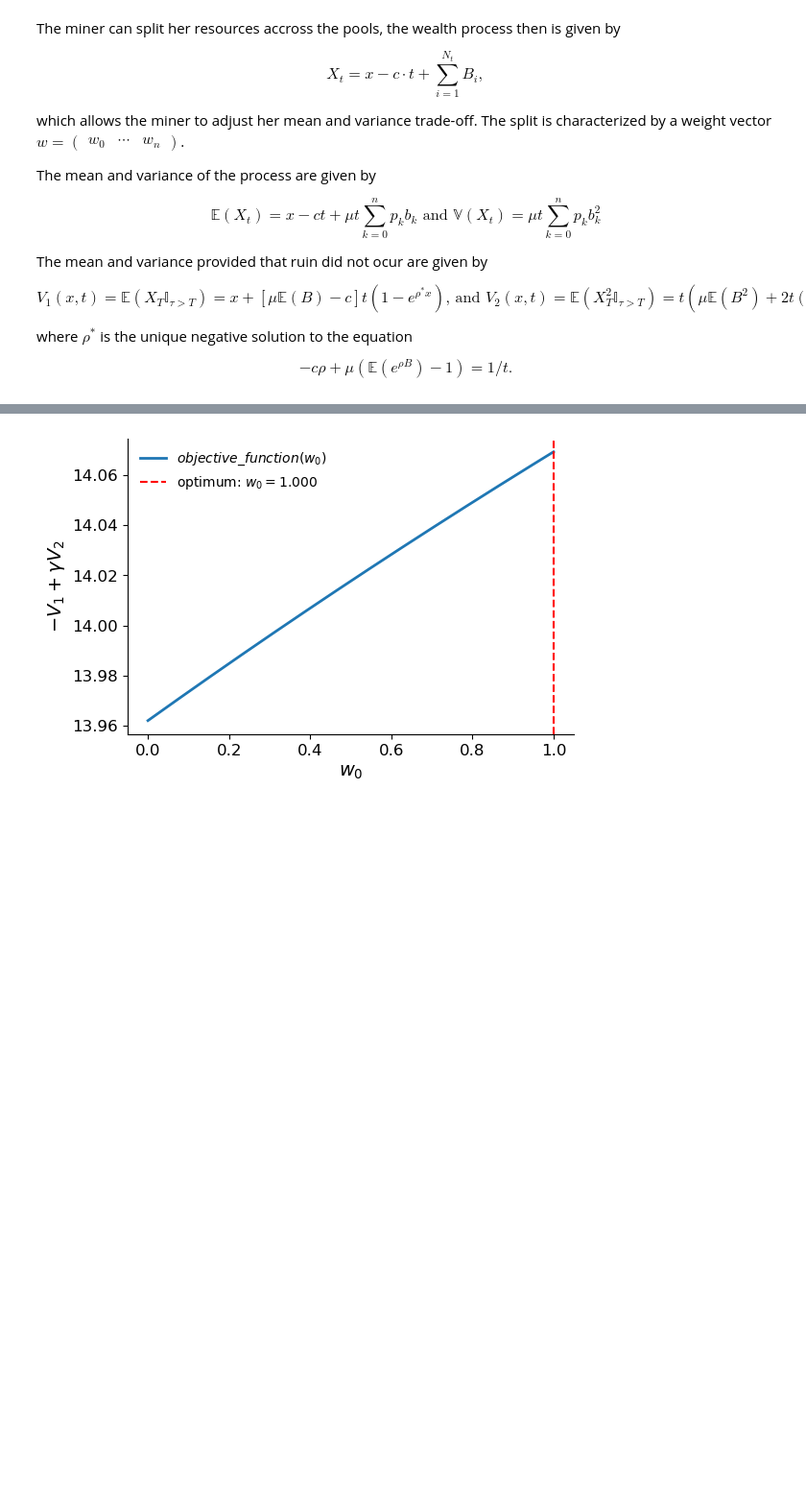
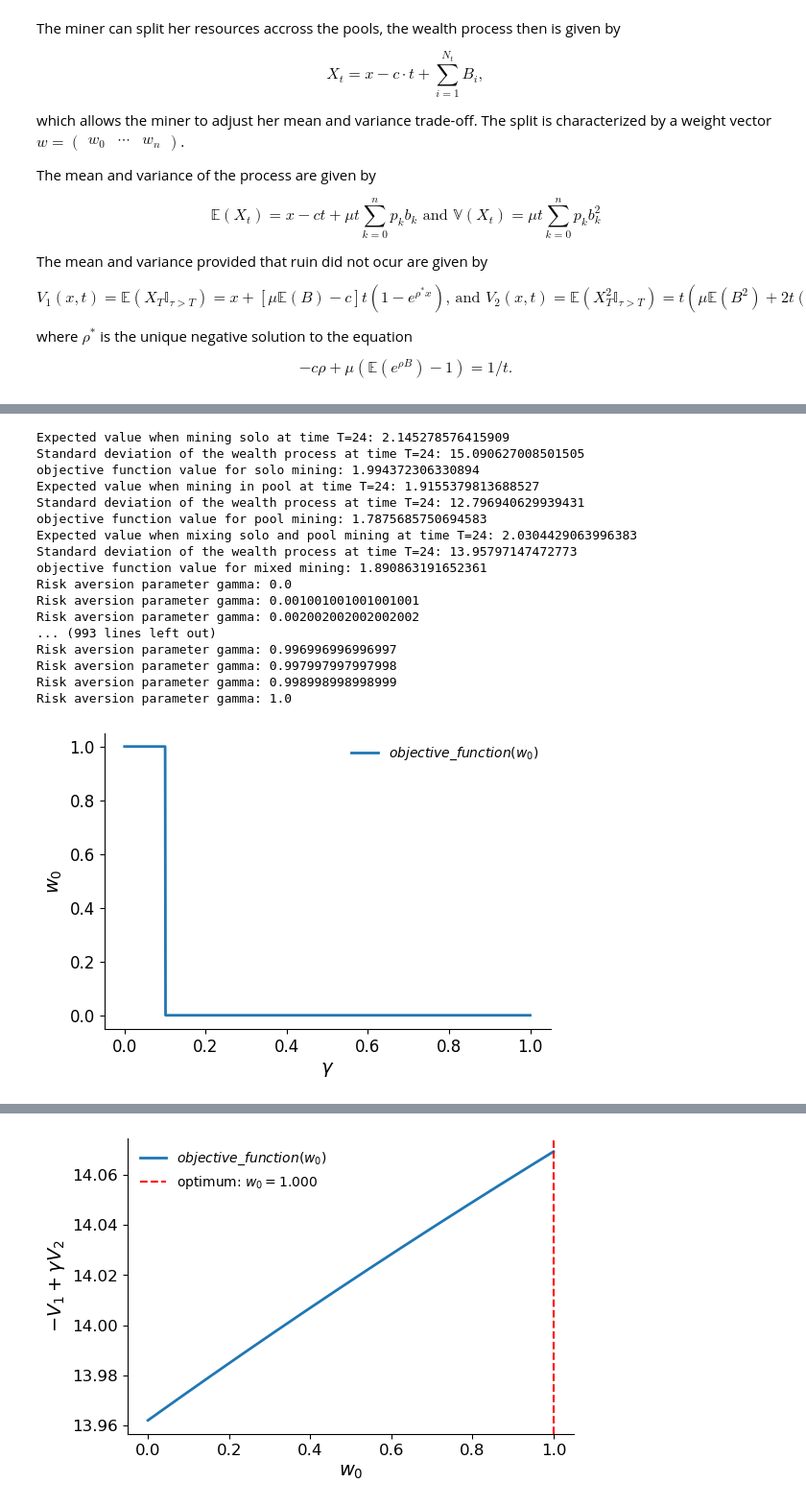
Before and after one commit to LaGauffre/optimal_blockchain_mining, a Jupyter notebook: python/mean_variance_tradeoffs_with_ruin.ipynb, the cells around one changed output, grey strips where cells are left out. Shown at 96% size. Saved outputs shown, nothing was run; the diff lists cells and outputs as text; code cells hidden in the pictures; blank space fills up the shorter version.

```diff
--- a/python/mean_variance_tradeoffs_with_ruin.ipynb
+++ b/python/mean_variance_tradeoffs_with_ruin.ipynb
@@ -284,0 +224,79 @@ print(best_position)
+# %%
+f0, f1, f2, f3 =0, 0.005, 0.01, 0.02  # pool fees
+delta0, delta1, delta2, delta3 = 1, 0.99, 0.85, 0.75  # difficulty reduction
+deltas = np.array([delta0, delta3])
+fs = np.array([f0, f3])  # pool fees
+lam ,b = 6, 3.125 # block discovery rate of the miner and reward for finding a block
+c = lam * b / 1.1  # operational cost per time unit (profitability on average)
+lams= lam / deltas # arrival rates of the pools
+bs = b * (1 - fs) * deltas  # rewards after pool fees
+# Initial reserves and time horizon
+x, t = 0.5, 24
+# Risk aversion parameter for the optimization
+gam = 0.01
+
+X_solo, X_pool = wealth_process(lam, b, c, 0, 1), wealth_process(lams[1], bs[1], c, 0, 1)
+V1_solo, V2_solo = X_solo.E_Var_no_ruin(x, t)
+print(f"Expected value when mining solo at time T={t}: {V1_solo}")
+print(f"Standard deviation of the wealth process at time T={t}: {np.sqrt(V2_solo - V1_solo**2)}")
+print(f"objective function value for solo mining: {V1_solo - gam * np.sqrt((V2_solo - V1_solo**2))}")
+V1_pool, V2_pool = X_pool.E_Var_no_ruin(x, t)
+print(f"Expected value when mining in pool at time T={t}: {V1_pool}")
+print(f"Standard deviation of the wealth process at time T={t}: {np.sqrt(V2_pool - V1_pool**2)}")
+print(f"objective function value for pool mining: {V1_pool - gam * np.sqrt((V2_pool - V1_pool**2))}")
+
+w0 = 0.5  # Weight for solo mining
+w = np.array([w0, 1-w0])  # equal weights for the two pools
+n = len(w) - 1
+X_mixed = wealth_process(lams, bs, c, n, w)
+V1_mixed, V2_mixed = X_mixed.E_Var_no_ruin(x, t)
+print(f"Expected value when mixing solo and pool mining at time T={t}: {V1_mixed}")
+print(f"Standard deviation of the wealth process at time T={t}: {np.sqrt(V2_mixed - V1_mixed**2)}")
+print(f"objective function value for mixed mining: {V1_mixed - gam * np.sqrt((V2_mixed - V1_mixed**2))}")
+
+gams = np.linspace(0.0, 1, 1000)
+opt_w0 = []
+for gam in gams:
+    print(f"Risk aversion parameter gamma: {gam}")
+    def objective_function(w0):
+        w = np.array([w0, 1-w0])
+        X_mixed = wealth_process(lams, bs, c, n, w)
+        V1, V2 = X_mixed.E_Var_no_ruin(x, t)
+        return(-V1 + gam * (V2- V1**2)**0.5)
+
+    res = sc.optimize.minimize_scalar(objective_function, bounds=(0, 1), method='bounded')
+    best_position = {'position': np.array([res.x, 1-res.x]) , 'value': -res.fun}
+    opt_w0.append(res.x)
+
+
+
+plt.figure(figsize=(6, 4))
+plt.plot(gams, opt_w0, linewidth=2, label=r'$objective\_function(w_0)$')
+# plt.axvline(res.x, color='red', linestyle='--', linewidth=1.5, label=fr'optimum: $w_0={res.x:.3f}$')
+
+plt.ylabel(r'$w_0$', fontsize=14)
+plt.xlabel(r'$\gamma$', fontsize=14)
+plt.xticks(fontsize=12)
+plt.yticks(fontsize=12)
+plt.legend(frameon=False)
+sns.despine()
+plt.show()
+# %% [output]
+Expected value when mining solo at time T=24: 2.145278576415909
+Standard deviation of the wealth process at time T=24: 15.090627008501505
+objective function value for solo mining: 1.994372306330894
+Expected value when mining in pool at time T=24: 1.9155379813688527
+Standard deviation of the wealth process at time T=24: 12.796940629939431
+objective function value for pool mining: 1.7875685750694583
+Expected value when mixing solo and pool mining at time T=24: 2.0304429063996383
+Standard deviation of the wealth process at time T=24: 13.95797147472773
+objective function value for mixed mining: 1.890863191652361
+Risk aversion parameter gamma: 0.0
+Risk aversion parameter gamma: 0.001001001001001001
+Risk aversion parameter gamma: 0.002002002002002002
+... (993 lines left out)
+Risk aversion parameter gamma: 0.996996996996997
+Risk aversion parameter gamma: 0.997997997997998
+Risk aversion parameter gamma: 0.998998998998999
+Risk aversion parameter gamma: 1.0
+[figure, added]
```
Also changed, not shown: parts of 13 cells of this notebook.
